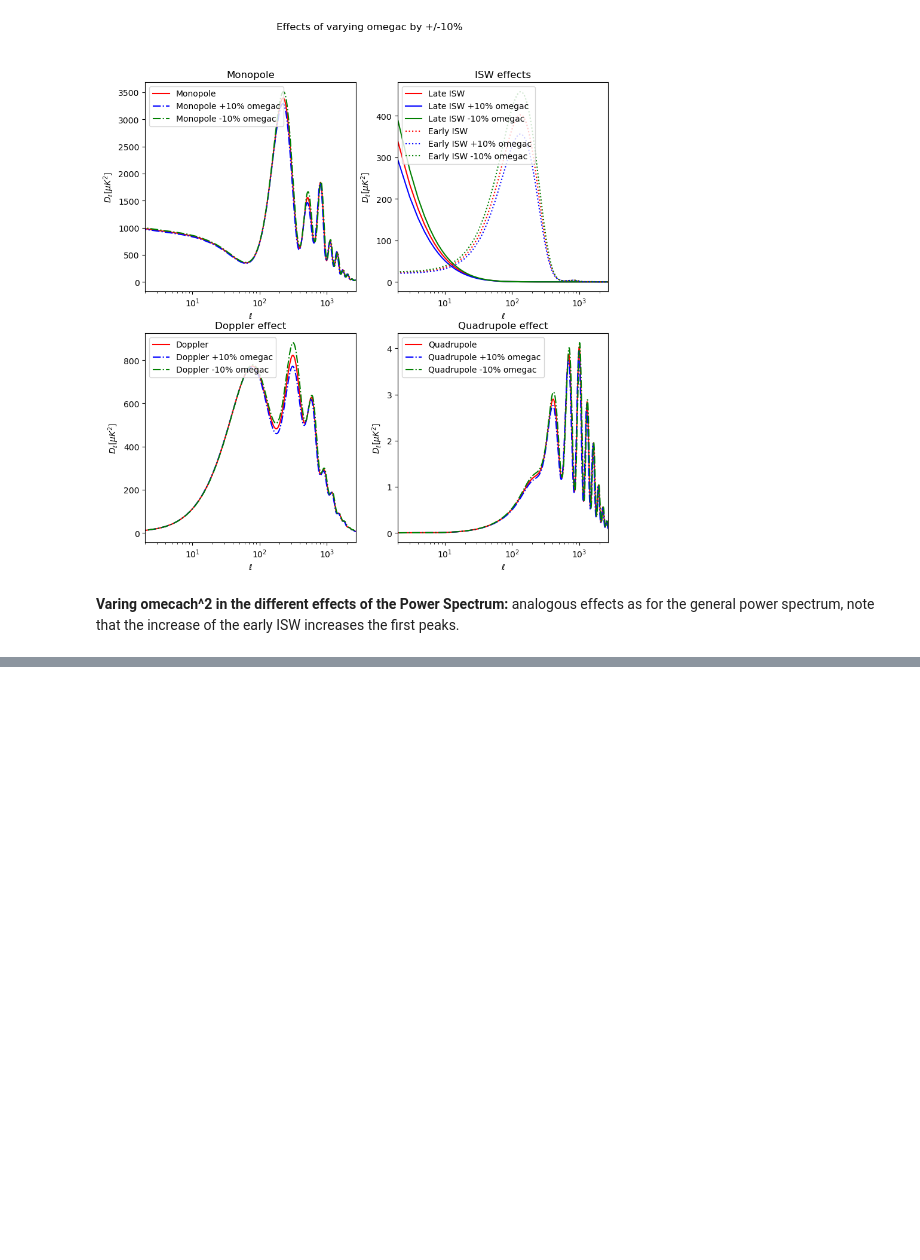
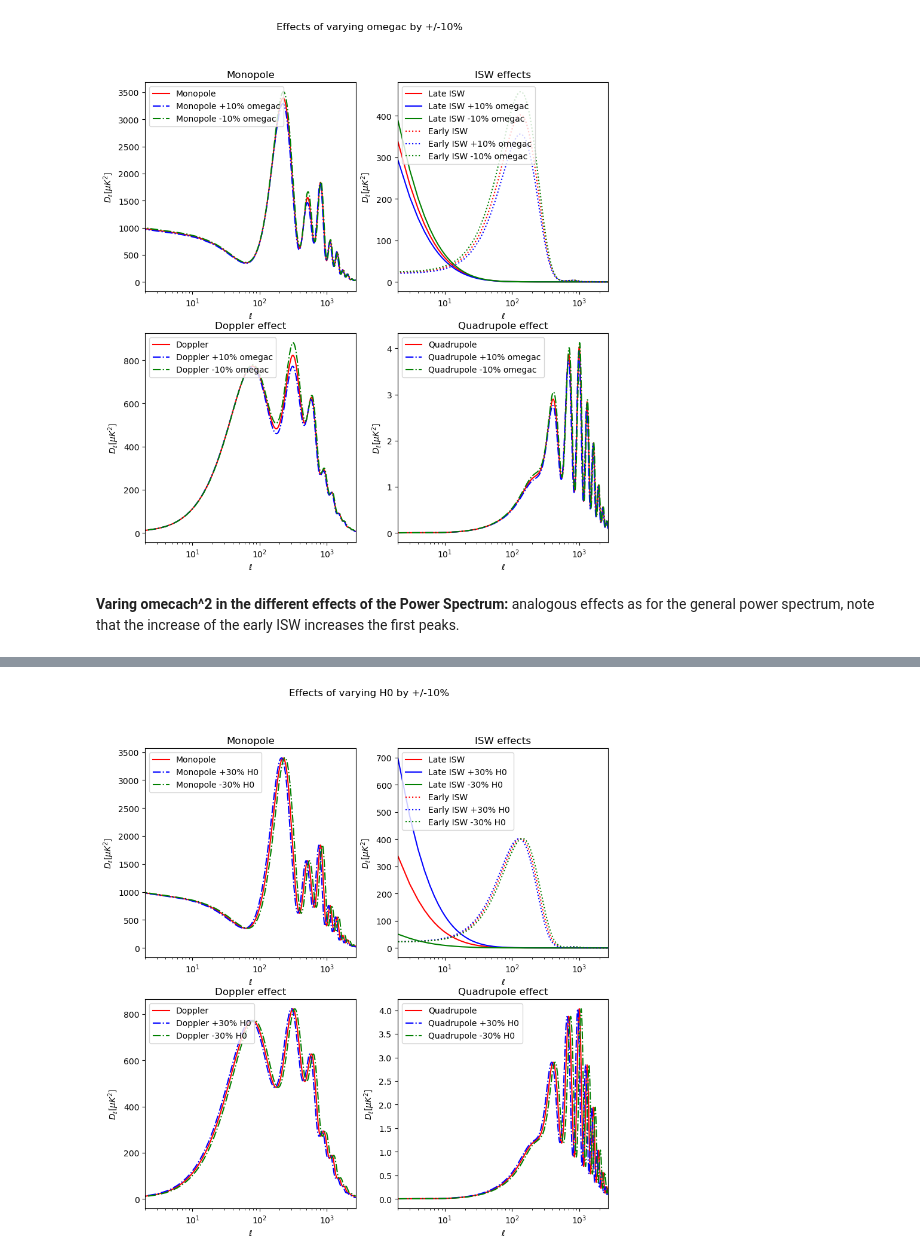
Before and after one commit to GenovaCosmology/AstroCosmoComputational, a Jupyter notebook: Students/Gabriele_Russo/CosmicStructures/Week6/ex1.ipynb, the cells around one changed output, grey strips where cells are left out. Saved outputs shown, nothing was run; the diff lists cells and outputs as text; code cells hidden in the pictures; blank space fills up the shorter version.

```diff
--- a/Students/Gabriele_Russo/CosmicStructures/Week6/ex1.ipynb
+++ b/Students/Gabriele_Russo/CosmicStructures/Week6/ex1.ipynb
@@ -670,0 +711,69 @@ plt.show()
+# %%
+# PLots for the different effects having varied H0 by +/-30%
+
+H0_pars_plus.set_custom_scalar_sources([monopole_source, ISW,early_ISW, late_ISW,doppler,quadrupole_source],
+        source_names =names)
+H0_pars_minus.set_custom_scalar_sources([monopole_source, ISW,early_ISW, late_ISW,doppler,quadrupole_source],
+        source_names =names)
+
+H0_data_plus = camb.get_results(H0_pars_plus)
+H0_data_minus = camb.get_results(H0_pars_minus)
+
+H0_dic_plus  = H0_data_plus.get_cmb_unlensed_scalar_array_dict(CMB_unit='muK')
+H0_dic_minus = H0_data_minus.get_cmb_unlensed_scalar_array_dict(CMB_unit='muK')
+
+# PLots for the different effects having varied H0 by +/-30%
+
+# Subplot for monopole
+plt.subplots(2, 2, figsize=(10, 10))
+plt.suptitle('Effects of varying H0 by +/-10%')
+
+plt.subplot(221)
+plt.semilogx(ls,dic['monxmon'], color='r')
+plt.semilogx(ls,H0_dic_plus['monxmon'], color='b',ls = '-.')
+plt.semilogx(ls,H0_dic_minus['monxmon'], color='g',ls = '-.')
+plt.xlabel('$\ell$')
+plt.ylabel(r'$D_{\ell} [\mu K^2]$')
+plt.xlim(2, ls[-1])
+plt.legend(['Monopole','Monopole +30% H0','Monopole -30% H0'], loc = 'upper left')
+plt.title('Monopole')
+
+# Subplot for ISW effects
+plt.subplot(222)
+plt.semilogx(ls,dic['LISWxLISW'], color='r', ls = '-')
+plt.semilogx(ls,H0_dic_plus['LISWxLISW'], color='b',ls = '-')
+plt.semilogx(ls,H0_dic_minus['LISWxLISW'], color='g',ls = '-')
+plt.semilogx(ls,dic['eISWxeISW'], ls=':', color='r')
+plt.semilogx(ls,H0_dic_plus['eISWxeISW'], ls=':', color='b')
+plt.semilogx(ls,H0_dic_minus['eISWxeISW'], ls=':', color='g')
+plt.xlabel('$\ell$')
+plt.ylabel(r'$D_{\ell} [\mu K^2]$')
+plt.xlim(2, ls[-1])
+plt.legend(['Late ISW','Late ISW +30% H0','Late ISW -30% H0','Early ISW','Early ISW +30% H0','Early ISW -30% H0'], loc = 'upper left')
+plt.title('ISW effects')
+
+# Subplot for Doppler effect
+plt.subplot(223)
+plt.semilogx(ls,dic['dopxdop'],color='r')
+plt.semilogx(ls,H0_dic_plus['dopxdop'],color='b',ls = '-.')
+plt.semilogx(ls,H0_dic_minus['dopxdop'],color='g',ls = '-.')
+plt.xlabel('$\ell$')
+plt.ylabel(r'$D_{\ell} [\mu K^2]$')
+plt.xlim(2, ls[-1])
+plt.legend(['Doppler','Doppler +30% H0','Doppler -30% H0'], loc = 'upper left')
+plt.title('Doppler effect')
+
+# Subplot for Quadrupole effect
+plt.subplot(224)
+plt.semilogx(ls,dic['QxQ'], color='r')
+plt.semilogx(ls,H0_dic_plus['QxQ'], color='b',ls = '-.')
+plt.semilogx(ls,H0_dic_minus['QxQ'], color='g',ls = '-.')
+plt.xlabel('$\ell$')
+plt.ylabel(r'$D_{\ell} [\mu K^2]$')
+plt.xlim(2, ls[-1])
+plt.legend(['Quadrupole','Quadrupole +30% H0','Quadrupole -30% H0'], loc = 'upper left')
+plt.title('Quadrupole effect')
+
+plt.show()
+# %% [output]
+[figure, added]
```
Also changed, not shown: parts of 8 cells of this notebook.
